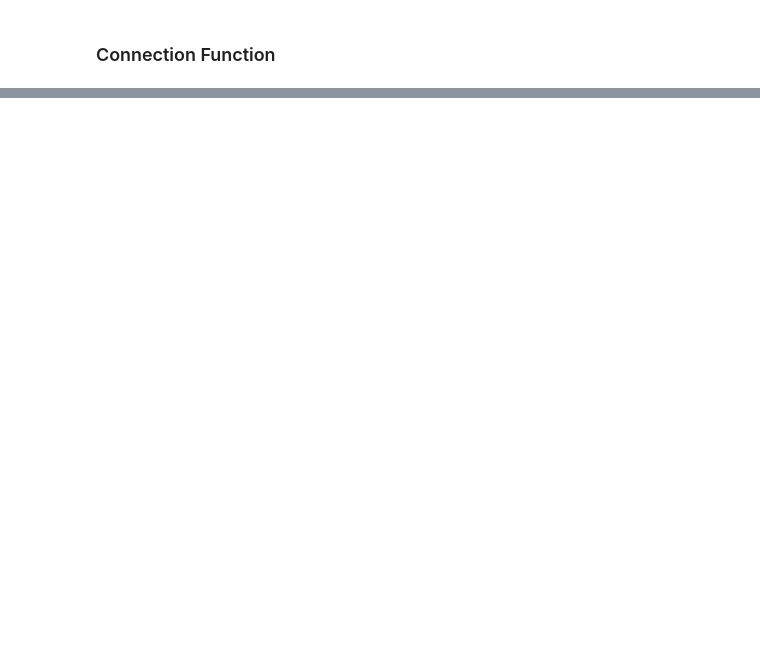
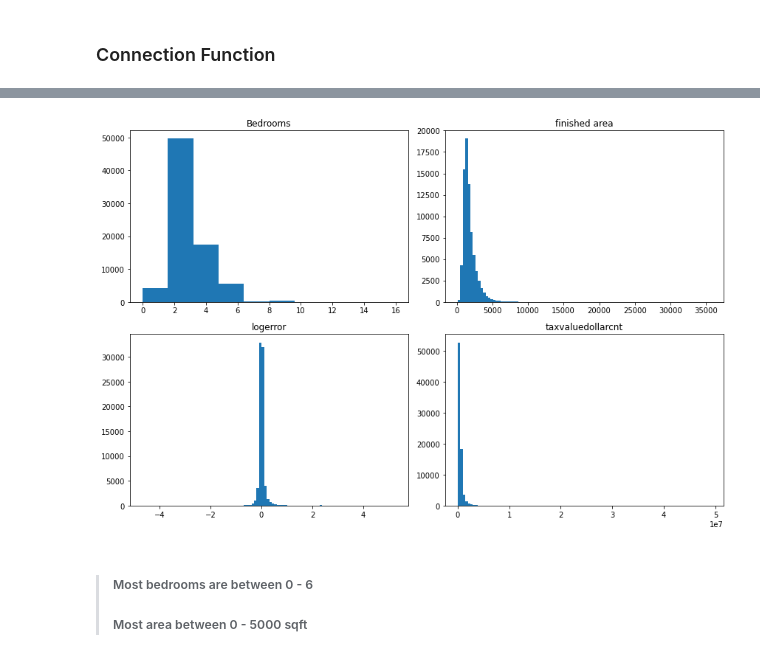
Before and after one commit to Jonessn22/clustering-exercises, a Jupyter notebook: 01b_wrangle_exericses.ipynb, the cells around one changed output, grey strips where cells are left out. Saved outputs shown, nothing was run; the diff lists cells and outputs as text; code cells hidden in the pictures; blank space fills up the shorter version.

```diff
--- a/01b_wrangle_exericses.ipynb
+++ b/01b_wrangle_exericses.ipynb
@@ -71,3 +136,5 @@ def acquire_data(file_name, db):
         df.to_csv('zillow.csv')
 
     return df
+# %%
+df_acquire = acquire_data('zillow.csv', 'zillow')
@@ -73,0 +209,33 @@ def acquire_data(file_name, db):
+# %%
+# plot distributions
+# - bedrooms
+# - finished area
+# - log error
+# - tax value
+
+plt.figure(figsize = (12,8))
+# subplot 1
+plt.subplot(221)
+plt.hist(df_acquire.bedroomcnt, bins = 10)
+plt.title('Bedrooms')
+
+# subplot 2
+plt.subplot(222)
+plt.hist(df_acquire.calculatedfinishedsquarefeet, bins = 100)
+plt.title('finished area')
+
+# subplot 3
+plt.subplot(223)
+plt.hist(df_acquire.logerror, bins = 100)
+plt.title('logerror')
+
+# subplot4
+plt.subplot(224)
+plt.hist(df_acquire.taxvaluedollarcnt, bins = 100)
+plt.title('taxvaluedollarcnt')
+
+plt.tight_layout();
+# %% [output]
+[figure, added]
+# %% [markdown]
+>##### Most bedrooms are between 0 - 6<br><br>Most area between 0 - 5000 sqft
```
Also changed, not shown: parts of 47 cells of this notebook, 4 other files.
